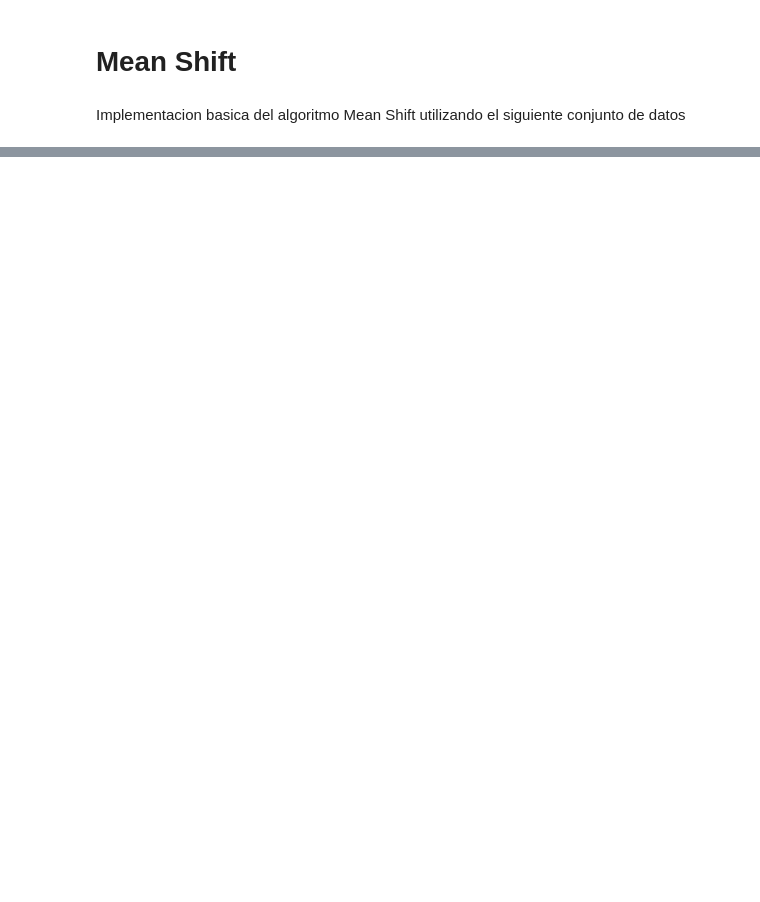
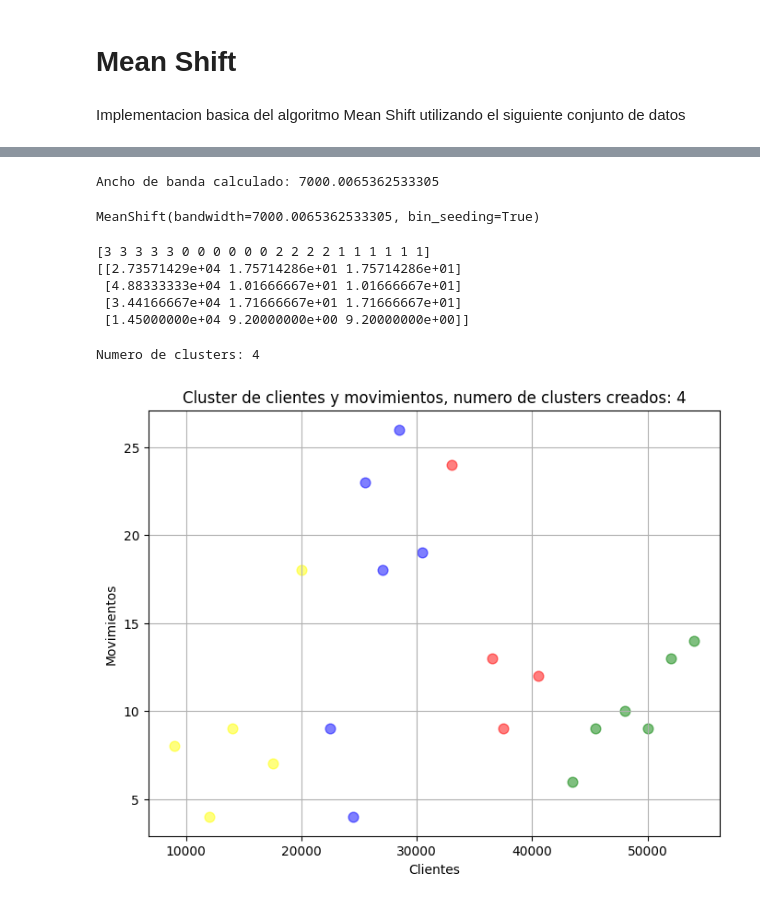
Before and after one commit to mikesaurio/MachineLearning, a Jupyter notebook: no_supervisado/means_shift/meansShiftBase.ipynb, the cells around one changed output, grey strips where cells are left out. Drawn from its saved outputs; the diff is of its cells as text; code cells hidden in the pictures; blank space fills up the shorter version.

Commit message:
means shift add

```diff
--- a/no_supervisado/means_shift/meansShiftBase.ipynb
+++ b/no_supervisado/means_shift/meansShiftBase.ipynb
@@ -25,0 +34,54 @@ total de registros: 20 montos y 20 movimientos
+# %%
+#Determinar el tamaño de bandwith
+bandwidth = estimate_bandwidth(clientes_movimientos, quantile=0.3, n_samples=len(clientes_movimientos))
+print(f"Ancho de banda calculado: {bandwidth}")
+# %% [output]
+Ancho de banda calculado: 7000.0065362533305
+# %%
+#modelo con MeanShift
+ms_clientes_movimientos = MeanShift(bandwidth=bandwidth, bin_seeding=True)
+ms_clientes_movimientos.fit(clientes_movimientos)
+# %% [output]
+MeanShift(bandwidth=7000.0065362533305, bin_seeding=True)
+# %%
+label_clientes_movimientos = ms_clientes_movimientos.labels_
+cluster_centroides = ms_clientes_movimientos.cluster_centers_
+print(label_clientes_movimientos)
+print(cluster_centroides)
+# %% [output]
+[3 3 3 3 3 0 0 0 0 0 0 2 2 2 2 1 1 1 1 1 1]
+[[2.73571429e+04 1.75714286e+01 1.75714286e+01]
+ [4.88333333e+04 1.01666667e+01 1.01666667e+01]
+ [3.44166667e+04 1.71666667e+01 1.71666667e+01]
+ [1.45000000e+04 9.20000000e+00 9.20000000e+00]]
+# %%
+#Identficacion de clusters
+n_clusters = len(np.unique(label_clientes_movimientos))
+print(f"Numero de clusters: {n_clusters}")
+# %% [output]
+Numero de clusters: 4
+# %%
+#Visualizacion de los clusters y centroides
+plt.figure(figsize=(8,6))
+#catalogo de colores
+colores = ['blue', 'green', 'red', 'yellow', 'brown', 'pink', 'purple']
+# graficando cada cluster
+for i in range(n_clusters):
+    # puntos de cluster
+    cluster_member = label_clientes_movimientos == i
+    cluster_centro =  cluster_centroides[i]
+    #puntos scatter
+    plt.scatter(
+        clientes_movimientos[cluster_member, 0],
+        clientes_movimientos[cluster_member, 1],
+        color=colores[i],
+        s=60,
+        label=f"centro del cluster {i}",
+        alpha=0.5)
+plt.title(f"Cluster de clientes y movimientos, numero de clusters creados: {n_clusters}")
+plt.xlabel("Clientes")
+plt.ylabel("Movimientos")
+plt.grid(True)
+plt.show()
+# %% [output]
+[figure, added]
```
Also changed, not shown: parts of 4 cells of this notebook.
